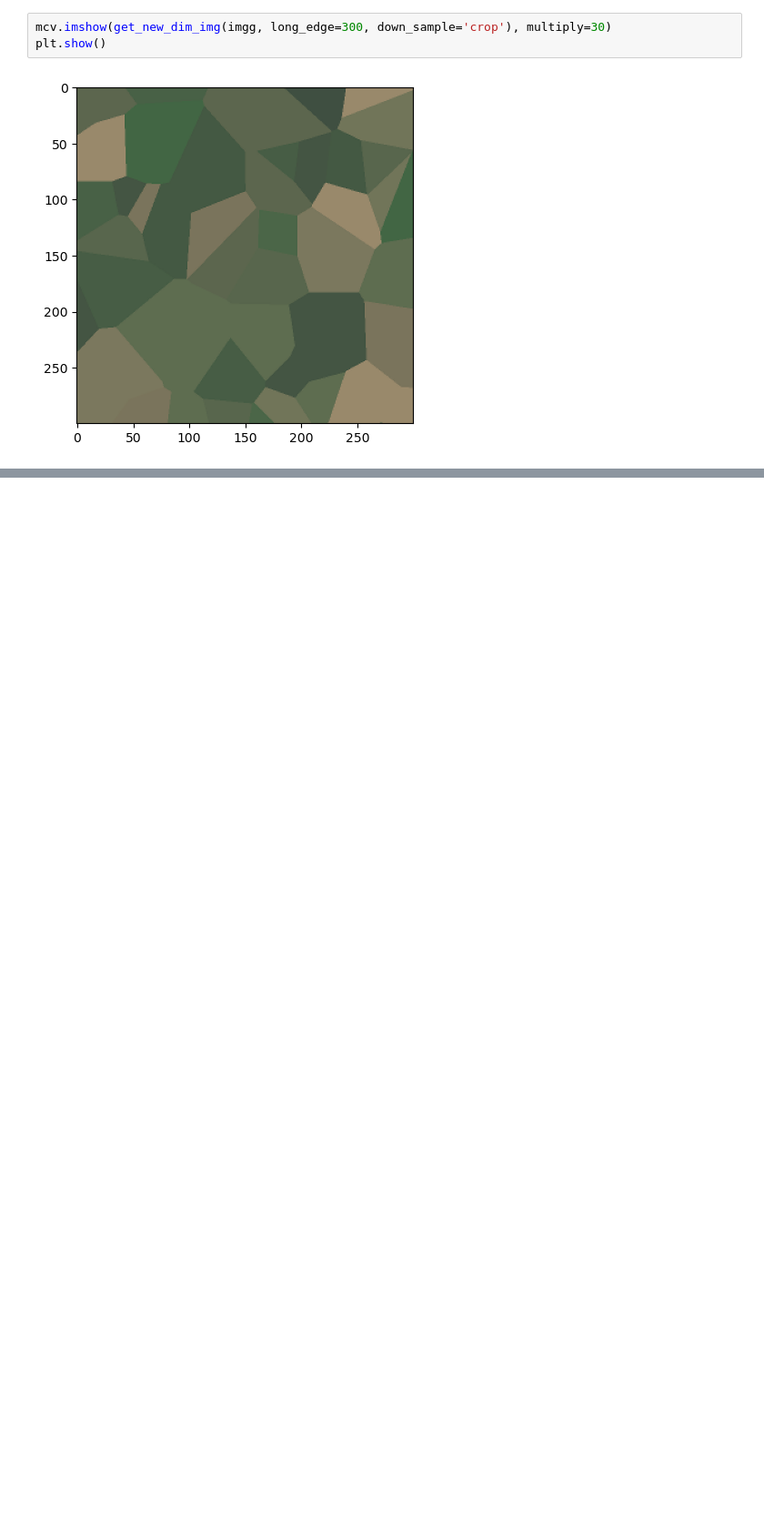
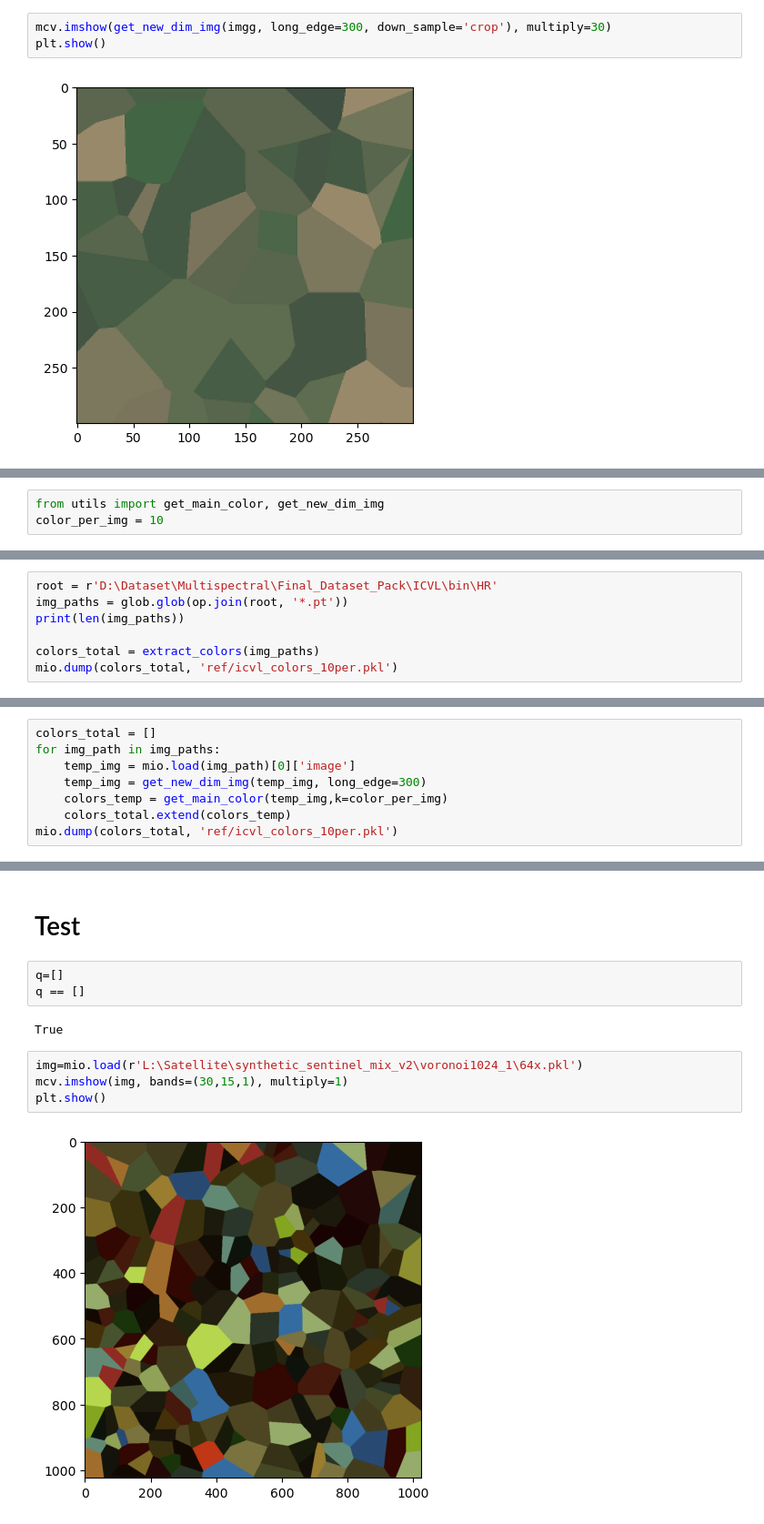
Before and after one commit to miracleyoo/voronoi-hsi-generation, a Jupyter notebook: scratch.ipynb, the cells around one changed output, grey strips where cells are left out. Shown at 91% size. Saved outputs shown, nothing was run; the diff lists cells and outputs as text; blank space fills up the shorter version.

```diff
--- a/scratch.ipynb
+++ b/scratch.ipynb
@@ -379,0 +399,3 @@ plt.show()
+# %%
+from utils import get_main_color, get_new_dim_img
+color_per_img = 10
@@ -379,0 +424,7 @@ plt.show()
+# %%
+root = r'D:\Dataset\Multispectral\Final_Dataset_Pack\ICVL\bin\HR'
+img_paths = glob.glob(op.join(root, '*.pt'))
+print(len(img_paths))
+
+colors_total = extract_colors(img_paths)
+mio.dump(colors_total, 'ref/icvl_colors_10per.pkl')
@@ -379,0 +433,8 @@ plt.show()
+# %%
+colors_total = []
+for img_path in img_paths:
+    temp_img = mio.load(img_path)[0]['image']
+    temp_img = get_new_dim_img(temp_img, long_edge=300)
+    colors_temp = get_main_color(temp_img,k=color_per_img)
+    colors_total.extend(colors_temp)
+mio.dump(colors_total, 'ref/icvl_colors_10per.pkl')
@@ -379,0 +463,13 @@ plt.show()
+# %% [markdown]
+# Test
+# %%
+q=[]
+q == []
+# %% [output]
+True
+# %%
+img=mio.load(r'L:\Satellite\synthetic_sentinel_mix_v2\voronoi1024_1\64x.pkl')
+mcv.imshow(img, bands=(30,15,1), multiply=1)
+plt.show()
+# %% [output]
+[figure, added]
```
Also changed, not shown: parts of 17 cells of this notebook, 5 other files.
